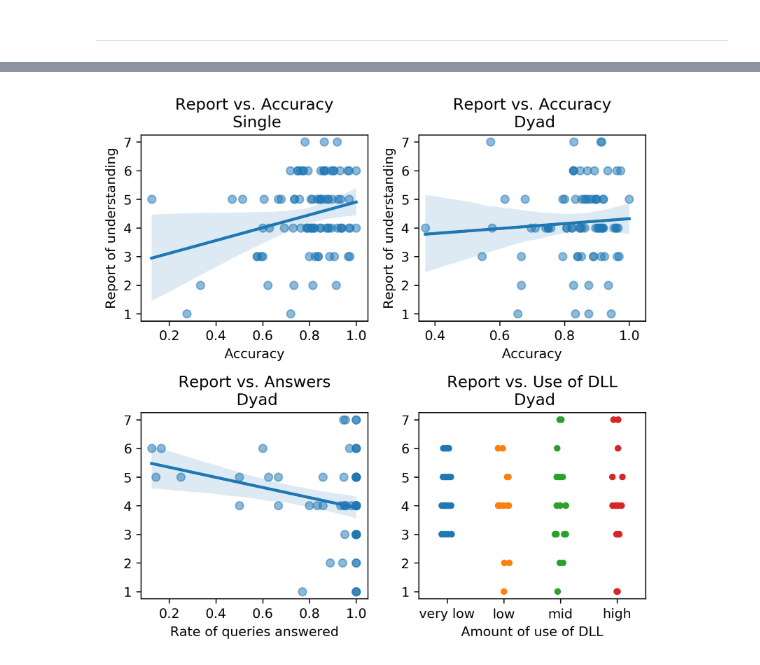
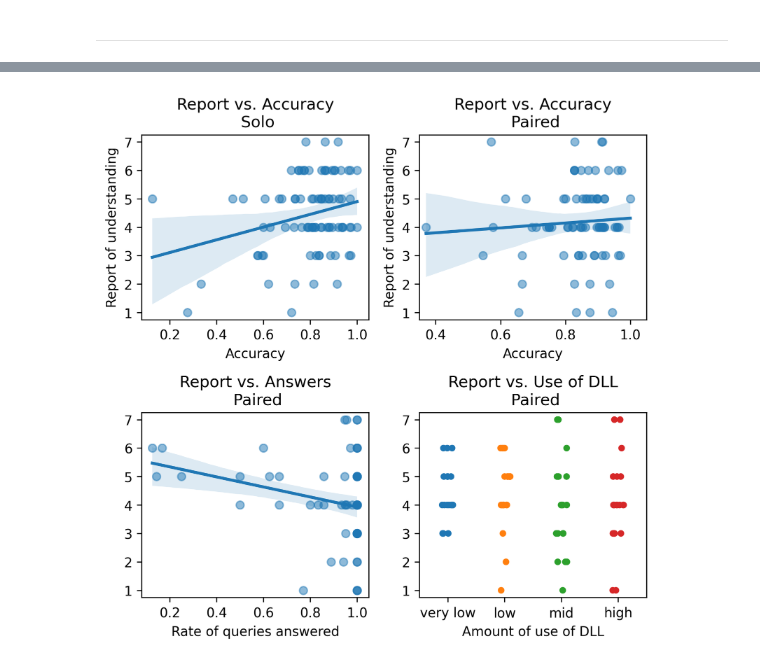
Before and after one commit to EAndrade-Lotero/SPUoDLL, a Jupyter notebook: Figures.ipynb, the cells around one changed output, grey strips where cells are left out. Saved outputs shown, nothing was run; the diff lists cells and outputs as text; code cells hidden in the pictures.

```diff
--- a/Figures.ipynb
+++ b/Figures.ipynb
@@ -425,11 +429,11 @@ Reports on category understanding by novices. Top left and right: report vs. cla
 # %%
 reporte_comprension = pd.read_csv('rep-understanding.csv')
 df_novatos_single = filter_variables(reporte_comprension, {
-    'treatment==':'single',
+    'treatment==':'solo',
     'expertise==':'novices'
 })
 df_novatos_parejas = filter_variables(reporte_comprension, {
-    'treatment==':'dyad',
+    'treatment==':'paired',
     'expertise==':'novices'
 })
 # %%
@@ -446,9 +450,9 @@ max      100.000000
 Name: queried, dtype: float64
 # %%
 df_novatos_parejas['use_grp'] = pd.cut(df_novatos_parejas['queried'],
-                                   bins=[0, 14, 40, 76, 100],
+                                   bins=[0, .1, .32, .7, 1],
                                    include_lowest=True,
                                    labels=['very low', 'low', 'mid', 'high'])
-df_novatos_parejas.head()
+df_novatos_parejas.head(2)
 # %% [output]
 |  | treatment | player | kind | expertise | report | accuracy | queried | answered | player_responded | ... |
@@ -462,37 +483,37 @@ fig, axes = plt.subplots(2,2, figsize=(6,6), dpi=300)
 sns.regplot(x='accuracy', y='report', data=df_novatos_single,
             scatter_kws={'alpha':0.5}, ax=axes[0, 0])
 sns.regplot(x='accuracy', y='report', data=df_novatos_parejas,
             scatter_kws={'alpha':0.5}, ax=axes[0, 1])
 sns.regplot(x='answered', y='report', data=df_novatos_parejas,
             scatter_kws={'alpha':0.5}, ax=axes[1, 0])
 sns.stripplot(x='use_grp', y='report',
                data=df_novatos_parejas, ax=axes[1, 1])
 
-axes[0, 0].set_title('Report vs. Accuracy\n Single')
+axes[0, 0].set_title('Report vs. Accuracy\n Solo')
 axes[0, 0].set_xlabel('Accuracy')
 axes[0, 0].set_ylabel('Report of understanding')
 axes[0, 0].set(xlim=(0.08, 1.05))
 axes[0, 0].set(ylim=(0.75, 7.25))
 
-axes[0, 1].set_title('Report vs. Accuracy\n Dyad')
+axes[0, 1].set_title('Report vs. Accuracy\n Paired')
 axes[0, 1].set_xlabel('Accuracy')
 axes[0, 1].set_ylabel('Report of understanding')
 axes[0, 1].set(xlim=(0.35, 1.05))
 axes[0, 1].set(ylim=(0.75, 7.25))
 
-axes[1, 0].set_title('Report vs. Answers\n Dyad')
+axes[1, 0].set_title('Report vs. Answers\n Paired')
 axes[1, 0].set_xlabel('Rate of queries answered')
 axes[1, 0].set_ylabel('')
 axes[1, 0].set(xlim=(0.08, 1.05))
 axes[1, 0].set(ylim=(0.75, 7.25))
 
-axes[1, 1].set_title('Report vs. Use of DLL\n Dyad')
+axes[1, 1].set_title('Report vs. Use of DLL\n Paired')
 axes[1, 1].set(ylim=(0.75, 7.25))
 axes[1, 1].set_ylabel('')
 axes[1, 1].set_xlabel('Amount of use of DLL')
 
 fig.tight_layout()
 # %% [output]
-[figure, old version]
+[figure, new version]
 # %%
 fig.savefig('figura8.pdf', dpi=300)
```
Also changed, not shown: parts of 13 cells of this notebook, 6 other files.
